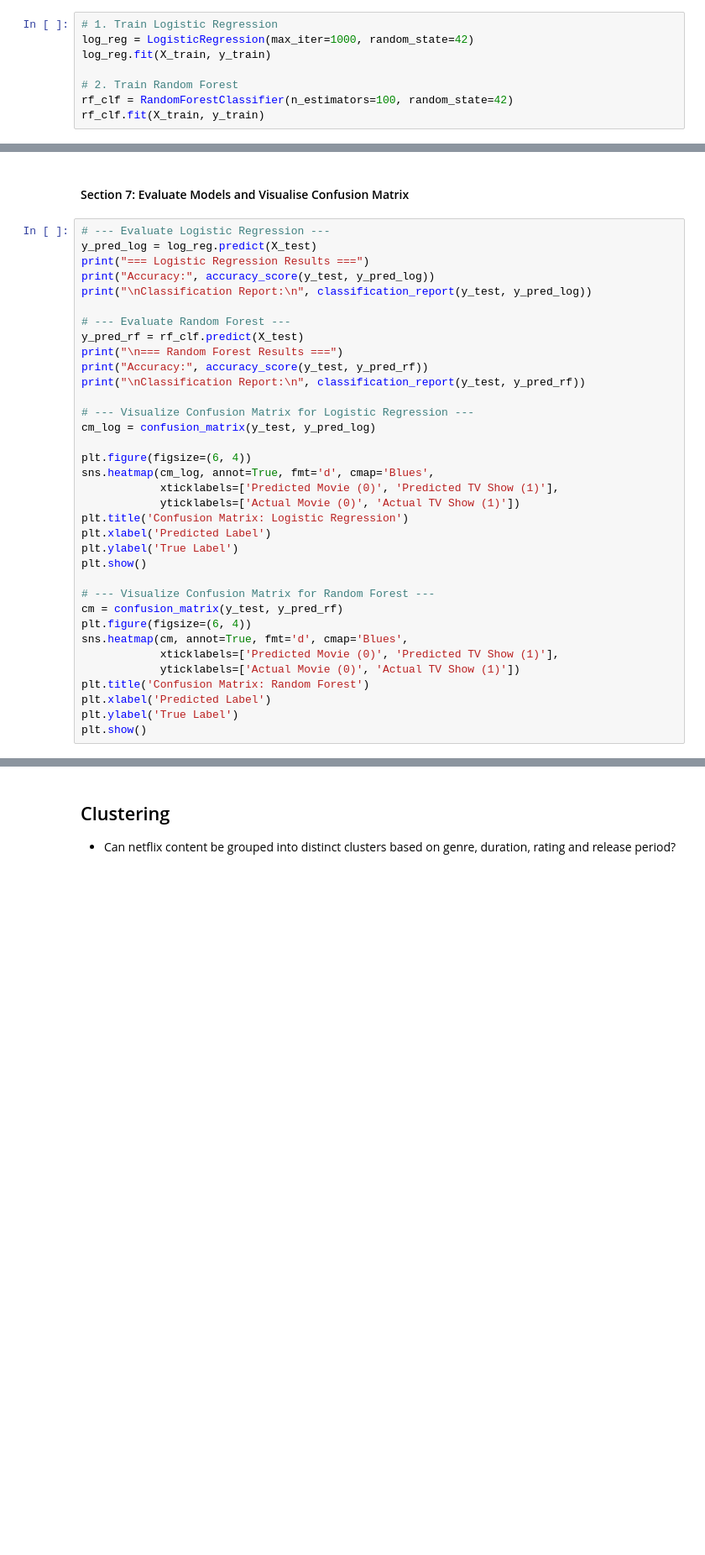
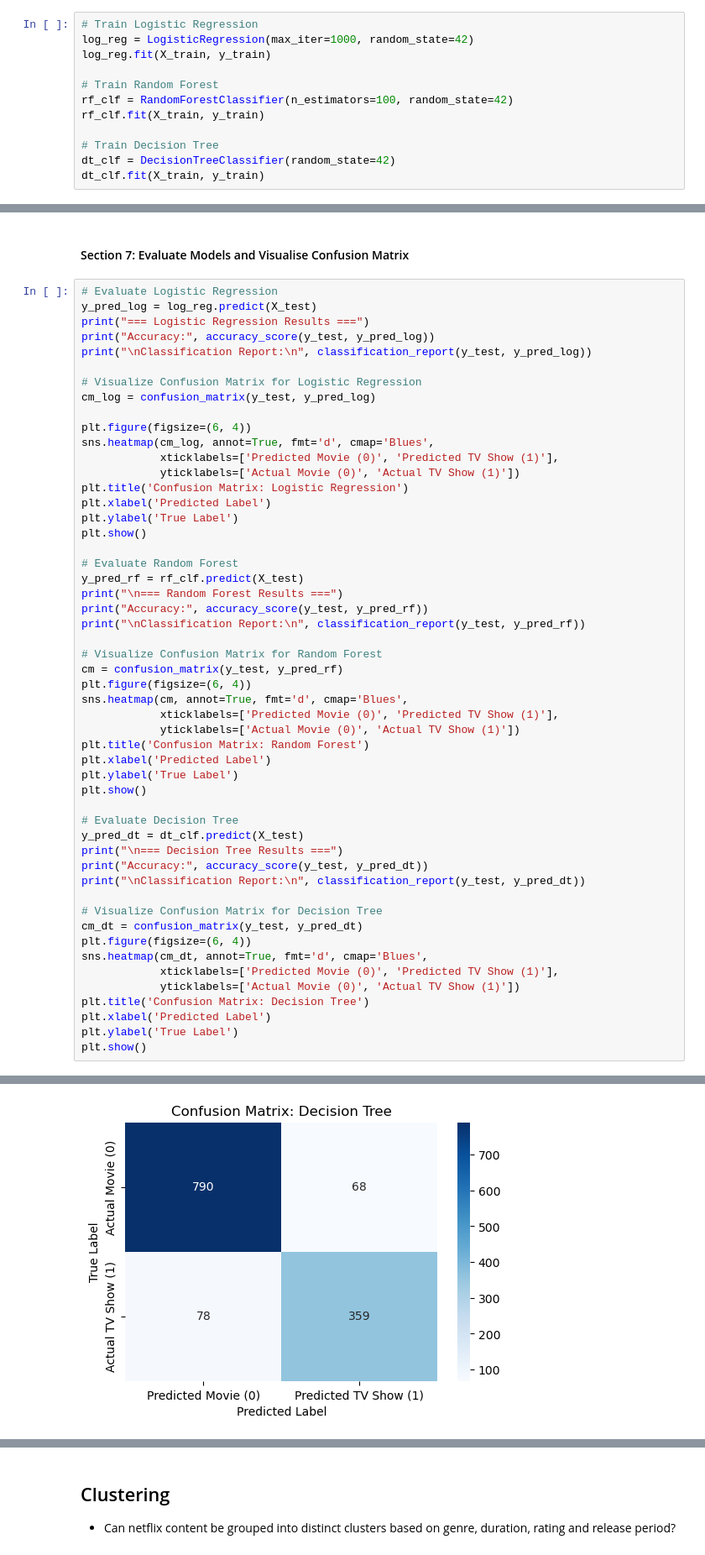
Before and after one commit to liya-eng/DSF_PROJECT, a Jupyter notebook: TT6L_G04_Notebook.ipynb, the cells around one changed output, grey strips where cells are left out. Shown at 84% size. Drawn from its saved outputs; the diff is of its cells as text; blank space fills up the shorter version.

Commit message:
added explanations and comments
added:
- explanations
- comments
- decision tree model

```diff
--- a/TT6L_G04_Notebook.ipynb
+++ b/TT6L_G04_Notebook.ipynb
@@ -357,13 +365,17 @@ Testing set size: (1295, 48)
 # %% [markdown]
 #### Section 6: Train Classifiers
 # %%
-# 1. Train Logistic Regression
+# Train Logistic Regression
 log_reg = LogisticRegression(max_iter=1000, random_state=42)
 log_reg.fit(X_train, y_train)
 
-# 2. Train Random Forest
+# Train Random Forest
 rf_clf = RandomForestClassifier(n_estimators=100, random_state=42)
 rf_clf.fit(X_train, y_train)
+
+# Train Decision Tree
+dt_clf = DecisionTreeClassifier(random_state=42)
+dt_clf.fit(X_train, y_train)
 # %% [output]
 STOP: TOTAL NO. OF ITERATIONS REACHED LIMIT
 
@@ -379,19 +401,13 @@ RandomForestClassifier(random_state=42)
 # %% [markdown]
 #### Section 7: Evaluate Models and Visualise Confusion Matrix
 # %%
-# --- Evaluate Logistic Regression ---
+# Evaluate Logistic Regression
 y_pred_log = log_reg.predict(X_test)
 print("=== Logistic Regression Results ===")
 print("Accuracy:", accuracy_score(y_test, y_pred_log))
 print("\nClassification Report:\n", classification_report(y_test, y_pred_log))
 
-# --- Evaluate Random Forest ---
-y_pred_rf = rf_clf.predict(X_test)
-print("\n=== Random Forest Results ===")
-print("Accuracy:", accuracy_score(y_test, y_pred_rf))
-print("\nClassification Report:\n", classification_report(y_test, y_pred_rf))
-
-# --- Visualize Confusion Matrix for Logistic Regression ---
+# Visualize Confusion Matrix for Logistic Regression
 cm_log = confusion_matrix(y_test, y_pred_log)
 
 plt.figure(figsize=(6, 4))
@@ -403,7 +419,13 @@ plt.xlabel('Predicted Label')
 plt.ylabel('True Label')
 plt.show()
 
-# --- Visualize Confusion Matrix for Random Forest ---
+# Evaluate Random Forest
+y_pred_rf = rf_clf.predict(X_test)
+print("\n=== Random Forest Results ===")
+print("Accuracy:", accuracy_score(y_test, y_pred_rf))
+print("\nClassification Report:\n", classification_report(y_test, y_pred_rf))
+
+# Visualize Confusion Matrix for Random Forest
 cm = confusion_matrix(y_test, y_pred_rf)
 plt.figure(figsize=(6, 4))
 sns.heatmap(cm, annot=True, fmt='d', cmap='Blues',
@@ -413,6 +435,23 @@ plt.title('Confusion Matrix: Random Forest')
 plt.xlabel('Predicted Label')
 plt.ylabel('True Label')
 plt.show()
+
+# Evaluate Decision Tree
+y_pred_dt = dt_clf.predict(X_test)
+print("\n=== Decision Tree Results ===")
+print("Accuracy:", accuracy_score(y_test, y_pred_dt))
+print("\nClassification Report:\n", classification_report(y_test, y_pred_dt))
+
+# Visualize Confusion Matrix for Decision Tree
+cm_dt = confusion_matrix(y_test, y_pred_dt)
+plt.figure(figsize=(6, 4))
+sns.heatmap(cm_dt, annot=True, fmt='d', cmap='Blues',
+            xticklabels=['Predicted Movie (0)', 'Predicted TV Show (1)'],
+            yticklabels=['Actual Movie (0)', 'Actual TV Show (1)'])
+plt.title('Confusion Matrix: Decision Tree')
+plt.xlabel('Predicted Label')
+plt.ylabel('True Label')
+plt.show()
 # %% [output]
 === Logistic Regression Results ===
 Accuracy: 0.9204633204633205
@@ -436 +494,2 @@ weighted avg       0.89      0.89      0.89      1295
+[figure, added]
 # %% [markdown]
```
Also changed, not shown: parts of 8 cells of this notebook.
